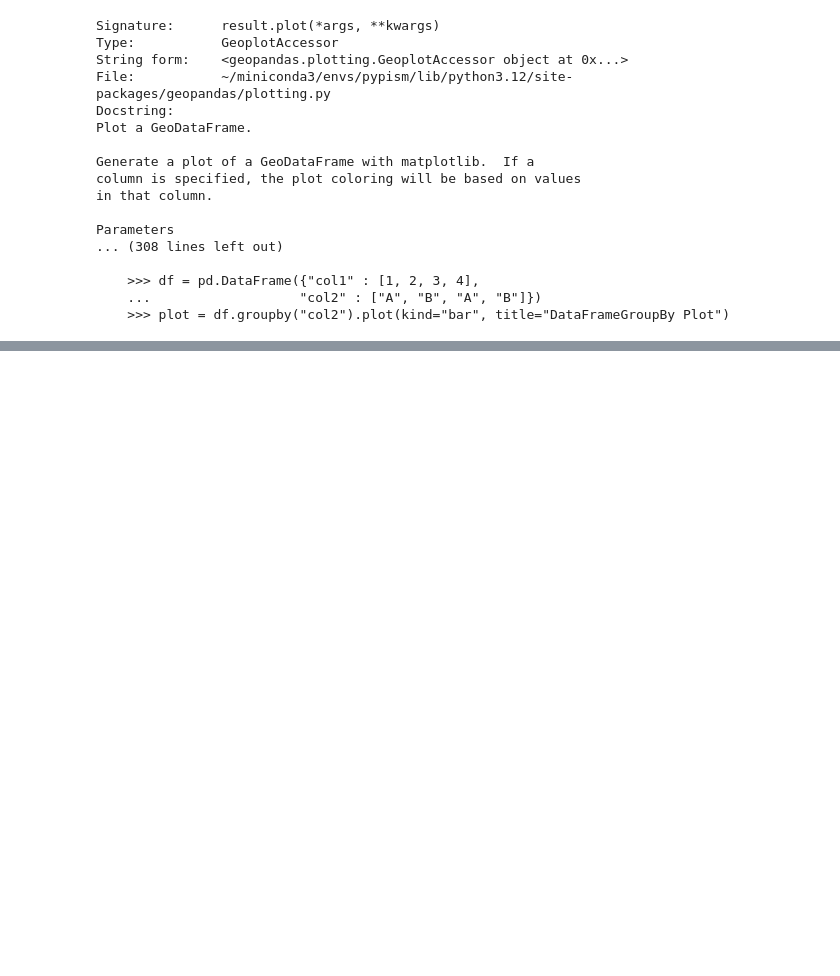
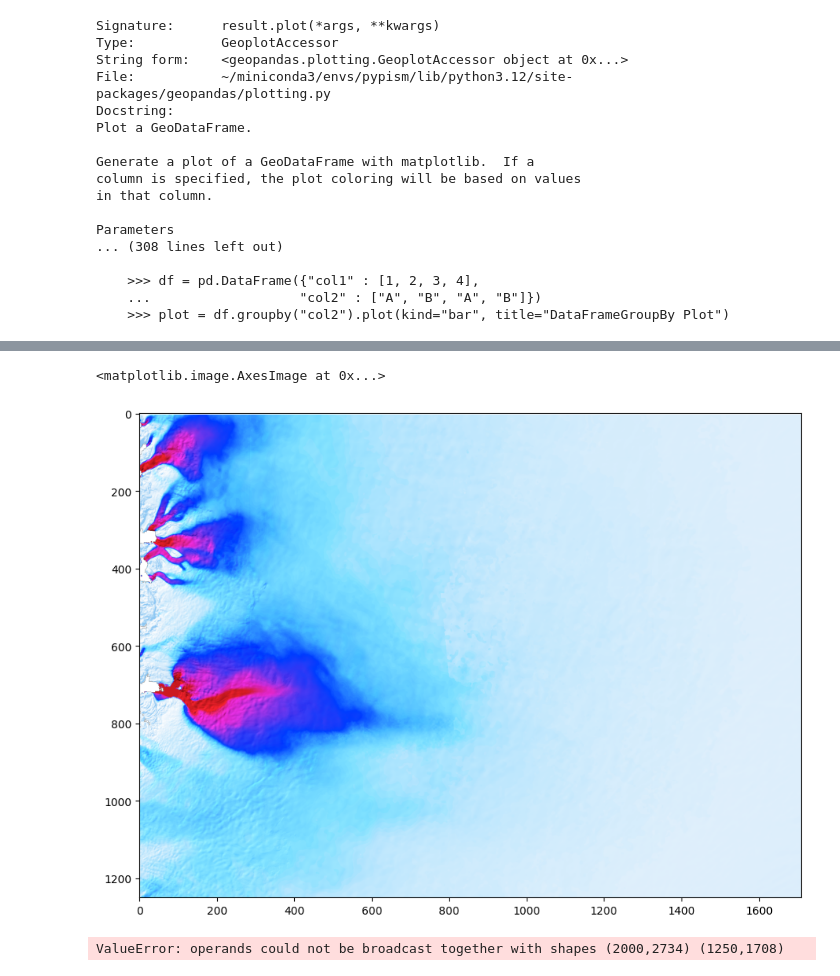
Before and after one commit to pism/glacier-flow-tools, a Jupyter notebook: notebooks/trajectory.ipynb, the cells around one changed output, grey strips where cells are left out. Drawn from its saved outputs; the diff is of its cells as text; code cells hidden in the pictures; blank space fills up the shorter version.

```diff
--- a/notebooks/trajectory.ipynb
+++ b/notebooks/trajectory.ipynb
@@ -84,0 +196,26 @@ ls.blend_overlay?
+# %%
+jak_ds = ds.sel(x=slice(-210000, 200000), y=slice(-2100000, -2400000))
+jak_speed = jak_ds["v"].to_numpy()
+jak_surface = ds_dem["surface"].interp_like(jak_ds).to_numpy()
+
+norm = colors.Normalize(vmin=10.0, vmax=1500.0)
+mapper = cm.ScalarMappable(norm=norm, cmap=cmap)
+speed_img = mapper.to_rgba(jak_speed)
+
+ls = LightSource(azdeg=315, altdeg=45)
+z = jak_surface
+v = jak_speed
+fig = plt.figure(figsize=(12, 8))
+ax = fig.add_subplot(111)
+#ax.imshow(z, cmap=cmap)
+#ax.imshow(ls.hillshade(z, vert_exag=0.01), cmap='gray')
+rgb = ls.shade_rgb(speed_img, elevation=z, vert_exag=0.025, blend_mode='overlay')
+ax.imshow(rgb)
+# %% [output]
+<matplotlib.image.AxesImage at 0x...>
+[figure, added]
+# %%
+hs = hillshade(ds_dem["surface"].interp_like(jak_ds), normalize=True)
+blend_modes.multiply(np.array(hs_img), np.array(speed_img), opacity=1.0)
+# %% [output]
+ValueError: operands could not be broadcast together with shapes (2000,2734) (1250,1708)
```
Also changed, not shown: parts of 21 cells of this notebook, 5 other files.
